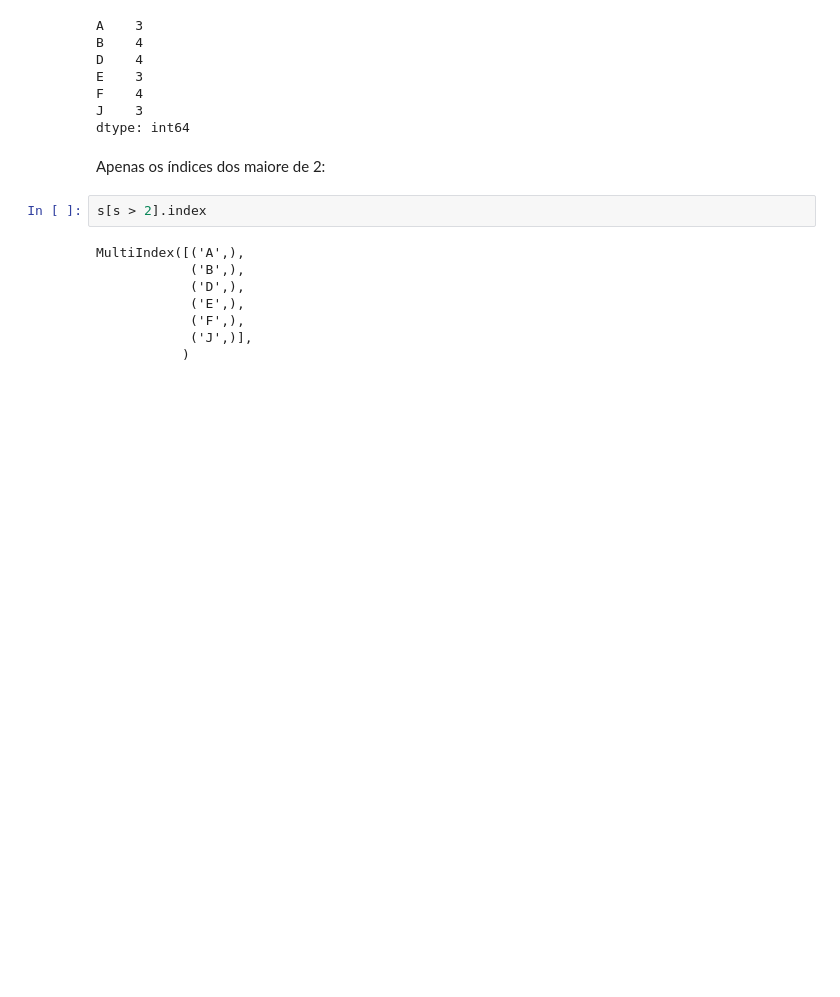
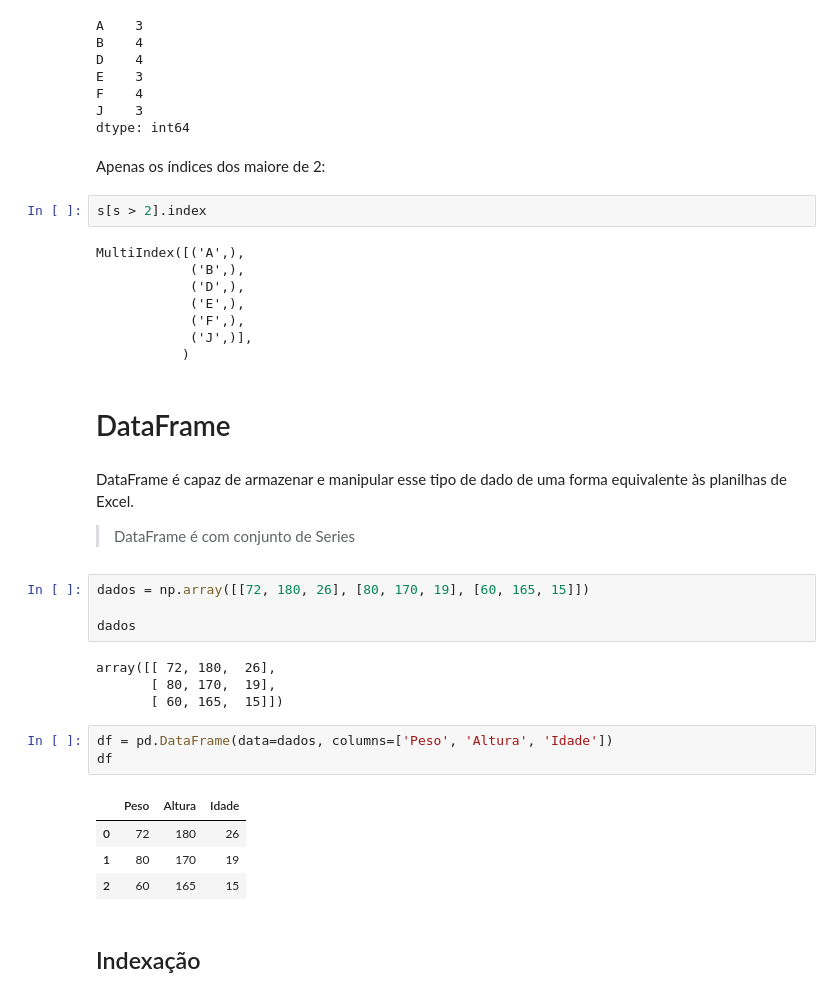
Before and after one commit to andre-jnr/DataScience, a Jupyter notebook: pandas.ipynb, the cells around one changed output. Saved outputs shown, nothing was run; the diff lists cells and outputs as text; blank space fills up the shorter version.

Commit message:
DataFrame - criação e indexação

```diff
--- a/pandas.ipynb
+++ b/pandas.ipynb
@@ -243,3 +243,27 @@ MultiIndex([('A',),
             ('F',),
             ('J',)],
            )
+# %% [markdown]
+# DataFrame
+# %% [markdown]
+DataFrame é capaz de armazenar e manipular esse tipo de dado de uma forma equivalente às planilhas de Excel.
+
+> DataFrame é com conjunto de Series
+# %%
+dados = np.array([[72, 180, 26], [80, 170, 19], [60, 165, 15]])
+
+dados
+# %% [output]
+array([[ 72, 180,  26],
+       [ 80, 170,  19],
+       [ 60, 165,  15]])
+# %%
+df = pd.DataFrame(data=dados, columns=['Peso', 'Altura', 'Idade'])
+df
+# %% [output]
+|  | Peso | Altura | Idade |
+| 0 | 72 | 180 | 26 |
+| 1 | 80 | 170 | 19 |
+| 2 | 60 | 165 | 15 |
+# %% [markdown]
+## Indexação
```
Also changed, not shown: parts of 12 cells of this notebook.
